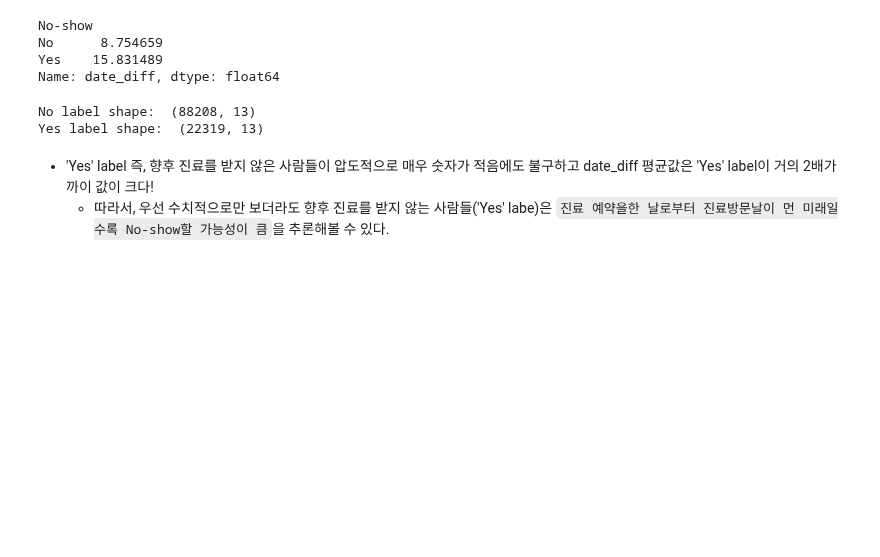
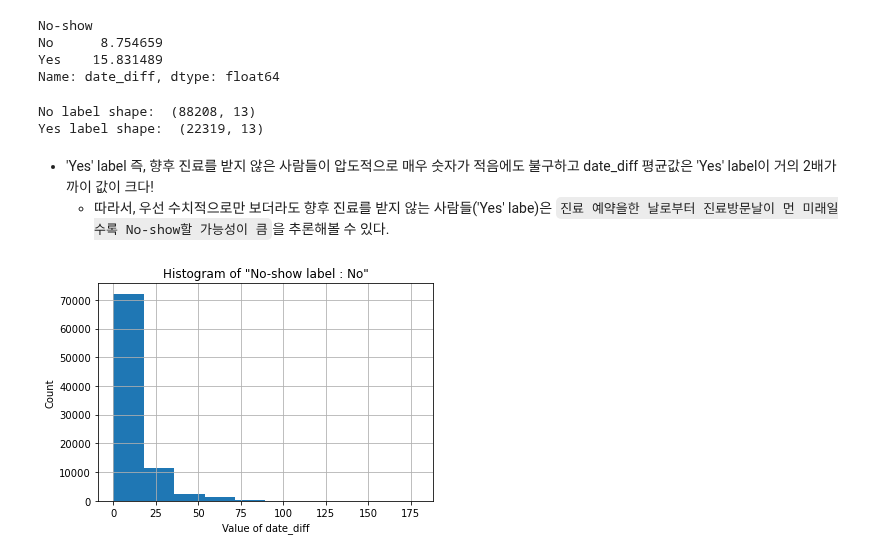
Before and after one commit to young-hun-jo/DataAnalysis, a Jupyter notebook: medical_appointment/analysis_myself.ipynb, the cells around one changed output. Drawn from its saved outputs; the diff is of its cells as text; code cells hidden in the pictures; blank space fills up the shorter version.

```diff
--- a/medical_appointment/analysis_myself.ipynb
+++ b/medical_appointment/analysis_myself.ipynb
@@ -220,3 +222,13 @@ Yes label shape:  (22319, 13)
 # %% [markdown]
 - 'Yes' label 즉, 향후 진료를 받지 않은 사람들이 압도적으로 매우 숫자가 적음에도 불구하고 date_diff 평균값은 'Yes' label이 거의 2배가까이 값이 크다!
     * 따라서, 우선 수치적으로만 보더라도 향후 진료를 받지 않는 사람들('Yes' labe)은 ``진료 예약을한 날로부터 진료방문날이 먼 미래일수록 No-show할 가능성이 큼``을 추론해볼 수 있다.
+# %%
+# 향후 진료를 보러 온 사람들의 date_diff 히스토그램
+import matplotlib.pyplot as plt
+no_show['date_diff'].hist()
+plt.title('Histogram of "No-show label : No"')
+plt.xlabel('Value of date_diff')
+plt.ylabel('Count')
+plt.show()
+# %% [output]
+[figure, added]
```
Also changed, not shown: parts of 15 cells of this notebook.
